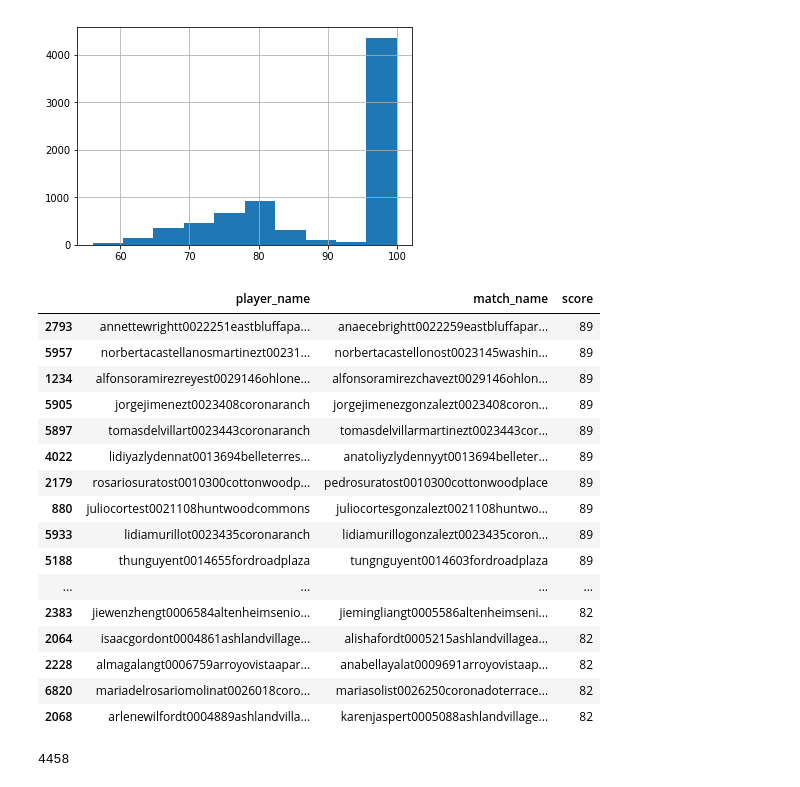
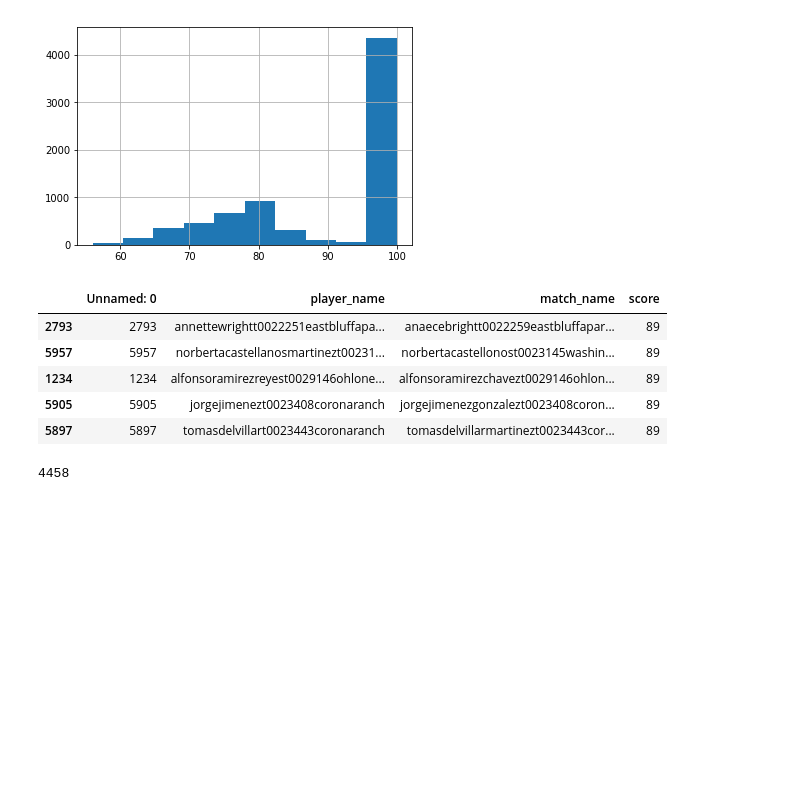
Before and after one commit to qunderriner/eden_rent_roll, a Jupyter notebook: Merge_tenant_data_Eden_v3.ipynb, the cells around one changed output. Saved outputs shown, nothing was run; the diff lists cells and outputs as text; code cells hidden in the pictures; blank space fills up the shorter version.

```diff
--- a/Merge_tenant_data_Eden_v3.ipynb
+++ b/Merge_tenant_data_Eden_v3.ipynb
@@ -137,6 +137,8 @@ merge_table_big
 7421 rows × 3 columns
 # %%
 merge_table_big.to_csv("merge_table_big_Nov24.csv")
+# %%
+merge_table_big = pd.read_csv("merge_table_big_Nov24.csv")
 # %%
 %matplotlib inline
 merge_table_big.score.hist()
@@ -152,27 +154,16 @@ mod_match = merge_table_big[(merge_table_big["score"]>80)&(merge_table_big["scor
 # %%
 #set max rows as number of cols in this dataframe
 #look through the list and see that probably matches def drop off after 89
-pd.options.display.max_rows = 694
+#pd.options.display.max_rows = 694
 
-mod_match.sort_values("score",ascending=False)
+mod_match.sort_values("score",ascending=False).head()
 # %% [output]
-|  | player_name | match_name | score |
-| 2793 | annettewrightt0022251eastbluffapa... | anaecebrightt0022259eastbluffapar... | 89 |
-| 5957 | norbertacastellanosmartinezt00231... | norbertacastellonost0023145washin... | 89 |
-| 1234 | alfonsoramirezreyest0029146ohlone... | alfonsoramirezchavezt0029146ohlon... | 89 |
-| 5905 | jorgejimenezt0023408coronaranch | jorgejimenezgonzalezt0023408coron... | 89 |
-| 5897 | tomasdelvillart0023443coronaranch | tomasdelvillarmartinezt0023443cor... | 89 |
-| 4022 | lidiyazlydennat0013694belleterres... | anatoliyzlydennyyt0013694belleter... | 89 |
-| 2179 | rosariosuratost0010300cottonwoodp... | pedrosuratost0010300cottonwoodplace | 89 |
-| 880 | juliocortest0021108huntwoodcommons | juliocortesgonzalezt0021108huntwo... | 89 |
-| 5933 | lidiamurillot0023435coronaranch | lidiamurillogonzalezt0023435coron... | 89 |
-| 5188 | thunguyent0014655fordroadplaza | tungnguyent0014603fordroadplaza | 89 |
-| ... | ... | ... | ... |
-| 2383 | jiewenzhengt0006584altenheimsenio... | jiemingliangt0005586altenheimseni... | 82 |
-| 2064 | isaacgordont0004861ashlandvillage... | alishafordt0005215ashlandvillagea... | 82 |
-| 2228 | almagalangt0006759arroyovistaapar... | anabellayalat0009691arroyovistaap... | 82 |
-| 6820 | mariadelrosariomolinat0026018coro... | mariasolist0026250coronadoterrace... | 82 |
-| 2068 | arlenewilfordt0004889ashlandvilla... | karenjaspert0005088ashlandvillage... | 82 |
+|  | Unnamed: 0 | player_name | match_name | score |
+| 2793 | 2793 | annettewrightt0022251eastbluffapa... | anaecebrightt0022259eastbluffapar... | 89 |
+| 5957 | 5957 | norbertacastellanosmartinezt00231... | norbertacastellonost0023145washin... | 89 |
+| 1234 | 1234 | alfonsoramirezreyest0029146ohlone... | alfonsoramirezchavezt0029146ohlon... | 89 |
+| 5905 | 5905 | jorgejimenezt0023408coronaranch | jorgejimenezgonzalezt0023408coron... | 89 |
+| 5897 | 5897 | tomasdelvillart0023443coronaranch | tomasdelvillarmartinezt0023443cor... | 89 |
 # %%
 #make matches above threshold  we want to keep into a dictonary
 high_score_merge = merge_table_big[(merge_table_big["score"]>=89)&(merge_table_big["score"]<100)]
```
